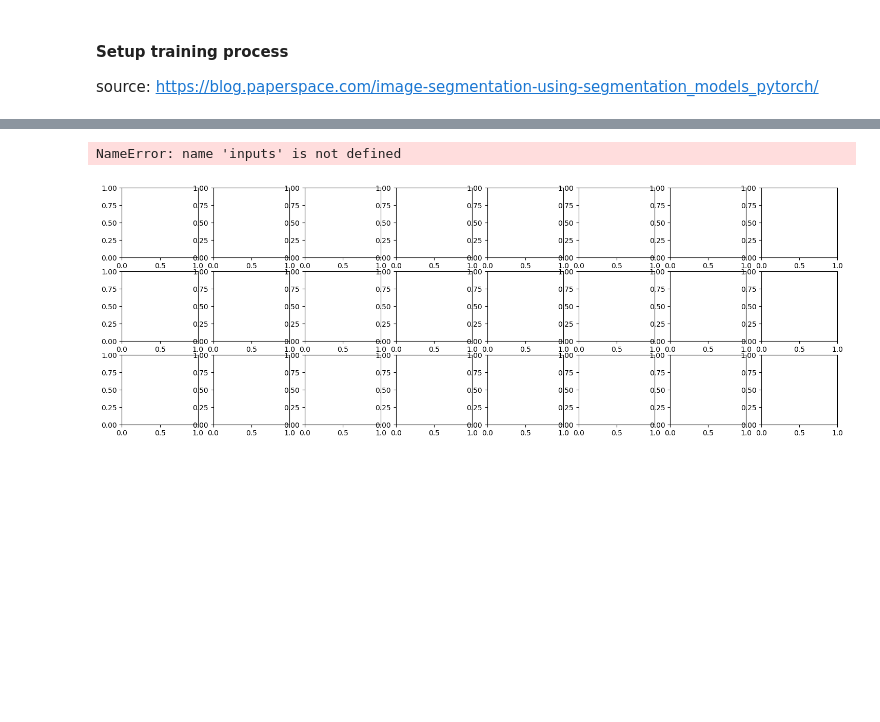
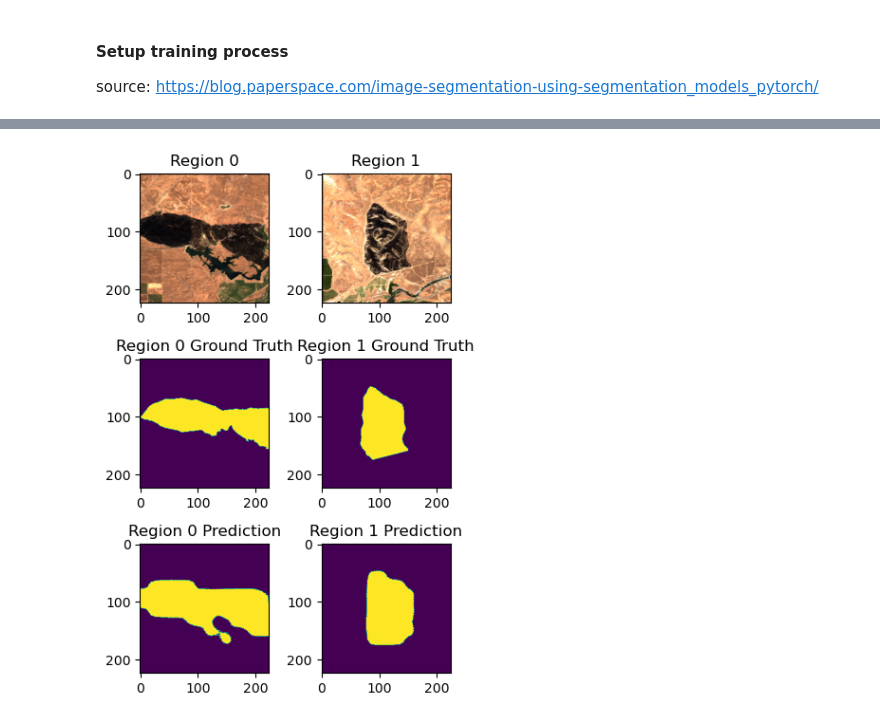
Before and after one commit to Runan-Duan/Wildfire_Detection, a Jupyter notebook: notebooks/3_model_training.ipynb, the cells around one changed output, grey strips where cells are left out. Cells and saved outputs as stored; diff of their text form; code cells hidden in the pictures; blank space fills up the shorter version.

Commit message:
training on correct data

```diff
--- a/notebooks/3_model_training.ipynb
+++ b/notebooks/3_model_training.ipynb
@@ -155,6 +167,13 @@ plt.show()
 # %%
-batch_size = 10
-num_workers = 0
+### ==============================================================================================
+### Create dataloaders -- processing samples using mini-batch
+### ==============================================================================================
+batch_size = 8
+device = 'cuda' if torch.cuda.is_available() else 'cpu'
+if device == 'cuda':
+  num_workers = 4
+else:
+  num_workers = 0
 
 train_dataloader = DataLoader(train_dataset, batch_size=batch_size, shuffle=True, num_workers=num_workers)
 val_dataloader = DataLoader(val_dataset, batch_size=batch_size, shuffle=False, num_workers=num_workers)
@@ -244,11 +293,12 @@ def train(model, train_dataloader, optimizer, criterion, device):
         outputs = model(inputs)
         loss, _, _ = criterion(outputs, targets)
         loss.backward()
-        sum_loss += loss.item()
         optimizer.step()
+        num_samples = inputs.size(0)
+        sum_loss += loss.item() * num_samples
 
-    average_loss = sum_loss / len(train_dataloader)
-    return average_loss
+    average_loss = sum_loss / len(train_dataloader.dataset)
+    return average_loss # avg epoch loss
 # %%
 def validate(model, val_dataloader, criterion, device):
     model.eval()
@@ -261,13 +311,14 @@ def validate(model, val_dataloader, criterion, device):
             inputs, targets = inputs.to(device), targets.to(device)
             outputs = model(inputs)
             loss, dice_score, iou = criterion(outputs, targets)
-            sum_loss += loss.item()
-            sum_dice += dice_score.item()
-            sum_iou += iou.item()
+            num_samples = inputs.size(0)
+            sum_loss += loss.item() * num_samples
+            sum_dice += dice_score.item() * num_samples
+            sum_iou += iou.item() * num_samples
 
-    average_loss = sum_loss / len(val_dataloader)
-    average_dice = sum_dice / len(val_dataloader)
-    average_iou = sum_iou / len(val_dataloader)
+    average_loss = sum_loss / len(val_dataloader.dataset)
+    average_dice = sum_dice / len(val_dataloader.dataset)
+    average_iou = sum_iou / len(val_dataloader.dataset)
     return average_loss, average_dice, average_iou
 # %%
 def run(model, epochs, train_dataloader, val_dataloader, optimizer, criterion, scheduler, device):
@@ -288,7 +350,7 @@ run(model, epochs, train_dataloader, val_dataloader, optimizer, dice_loss, sched
 # %%
 model.eval()
 with torch.no_grad():
-    for inputs, targets in train_dataloader:
+    for inputs, targets in test_dataloader:
         inputs, targets = inputs.to(device), targets.to(device)
         outputs = model(inputs)
         preds = torch.argmax(outputs[0], dim=1)
@@ -305,24 +367,23 @@ Predictions shape torch.Size([10, 224, 224])
 # %%
-num_samples = 8
-fig, ax = plt.subplots(3, num_samples, figsize=(18, 6))
+num_samples = 2
+fig, ax = plt.subplots(3, num_samples, figsize=(4, 6))
 for i in range(num_samples):
     img = inputs[i].cpu()
     rgb = img[:3]
     rgb = rgb.permute(1, 2, 0).numpy()
 
     ground_truth = targets[i].cpu().numpy()
     prediction = preds[i].detach().cpu().numpy()
     ax[0, i].imshow(rgb)
     ax[0, i].set_title(f"Region {i}")
 
     ax[1, i].imshow(ground_truth)
     ax[1, i].set_title(f"Region {i} Ground Truth")
 
     ax[2, i].imshow(prediction)
     ax[2, i].set_title(f"Region {i} Prediction")
 
 plt.tight_layout()
 plt.show()
 # %% [output]
-NameError: name 'inputs' is not defined
-[figure, old version]
+[figure, new version]
```
Also changed, not shown: parts of 13 cells of this notebook, 1 other file.
